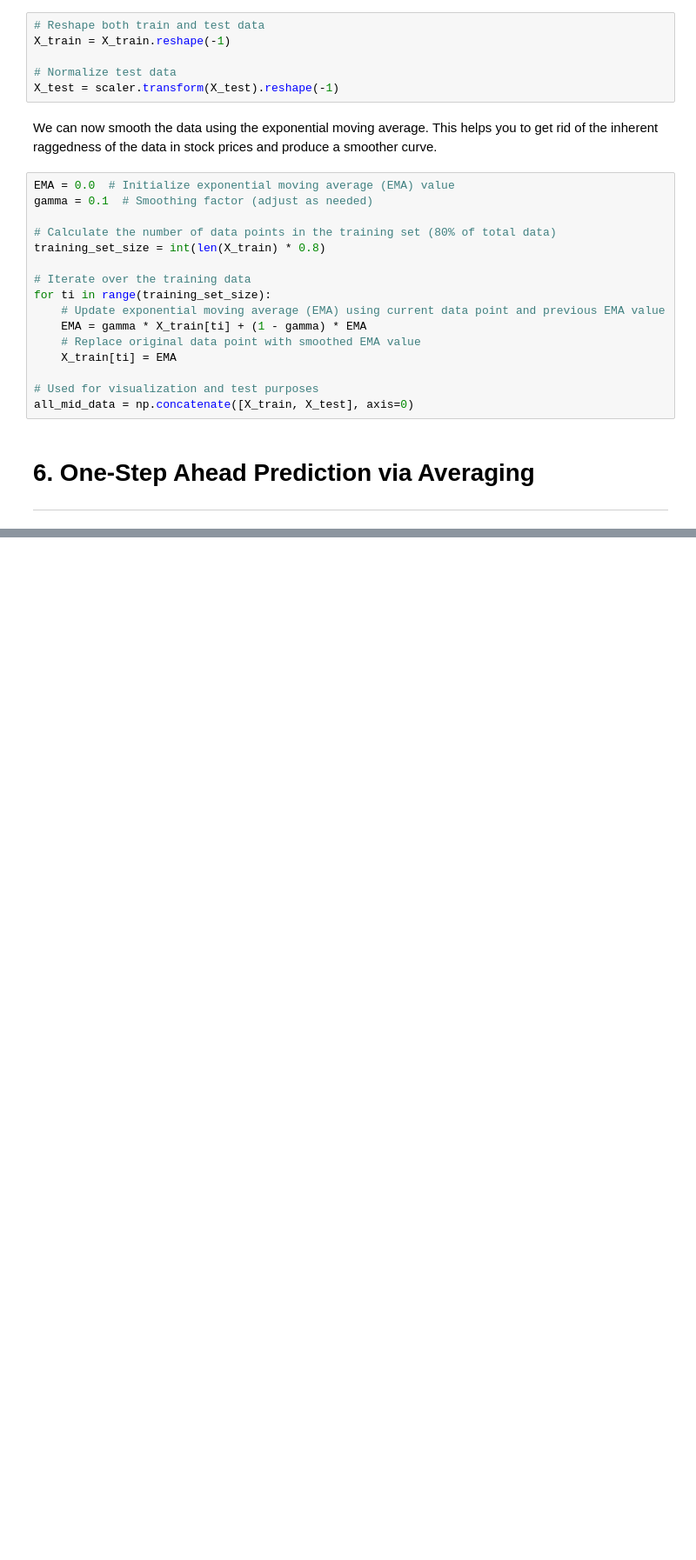
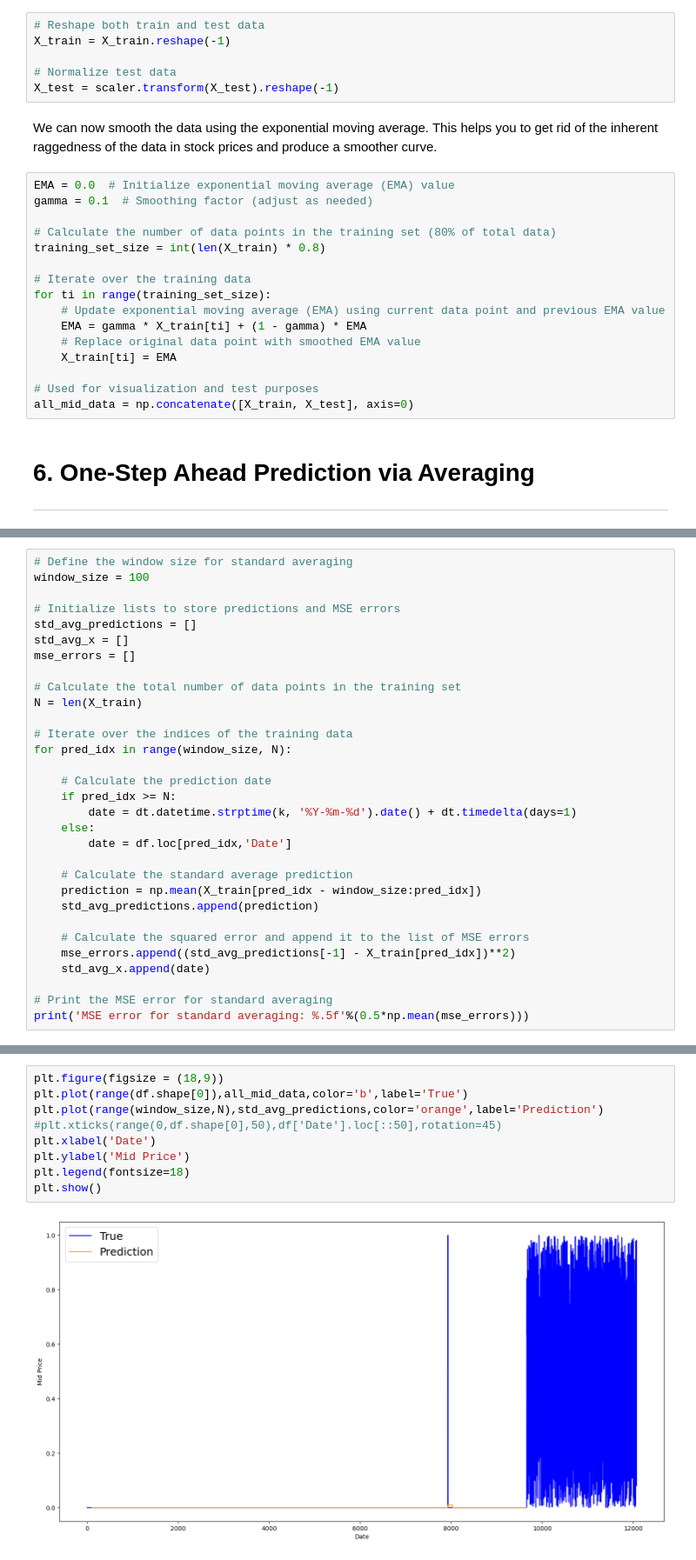
Before and after one commit to Ignacio-Antequera/Stock-Market-Predictions-with-LSTM-Neural-Networks, a Jupyter notebook: Stock Market - LSTM Neural Networks.ipynb, the cells around one changed output, grey strips where cells are left out. Shown: that part at 87% size. Cells and saved outputs as stored; diff of their text form; blank space fills up the shorter version.

```diff
--- a/Stock Market - LSTM Neural Networks.ipynb
+++ b/Stock Market - LSTM Neural Networks.ipynb
@@ -287,0 +250,31 @@ print('MSE error for standard averaging: %.5f' % mse_standard_avg)
+# %%
+# Define the window size for standard averaging
+window_size = 100
+
+# Initialize lists to store predictions and MSE errors
+std_avg_predictions = []
+std_avg_x = []
+mse_errors = []
+
+# Calculate the total number of data points in the training set
+N = len(X_train)
+
+# Iterate over the indices of the training data
+for pred_idx in range(window_size, N):
+
+    # Calculate the prediction date
+    if pred_idx >= N:
+        date = dt.datetime.strptime(k, '%Y-%m-%d').date() + dt.timedelta(days=1)
+    else:
+        date = df.loc[pred_idx,'Date']
+
+    # Calculate the standard average prediction
+    prediction = np.mean(X_train[pred_idx - window_size:pred_idx])
+    std_avg_predictions.append(prediction)
+
+    # Calculate the squared error and append it to the list of MSE errors
+    mse_errors.append((std_avg_predictions[-1] - X_train[pred_idx])**2)
+    std_avg_x.append(date)
+
+# Print the MSE error for standard averaging
+print('MSE error for standard averaging: %.5f'%(0.5*np.mean(mse_errors)))
@@ -287,0 +291,11 @@ print('MSE error for standard averaging: %.5f' % mse_standard_avg)
+# %%
+plt.figure(figsize = (18,9))
+plt.plot(range(df.shape[0]),all_mid_data,color='b',label='True')
+plt.plot(range(window_size,N),std_avg_predictions,color='orange',label='Prediction')
+#plt.xticks(range(0,df.shape[0],50),df['Date'].loc[::50],rotation=45)
+plt.xlabel('Date')
+plt.ylabel('Mid Price')
+plt.legend(fontsize=18)
+plt.show()
+# %% [output]
+[figure, added]
```
Also changed, not shown: parts of 7 cells of this notebook.
